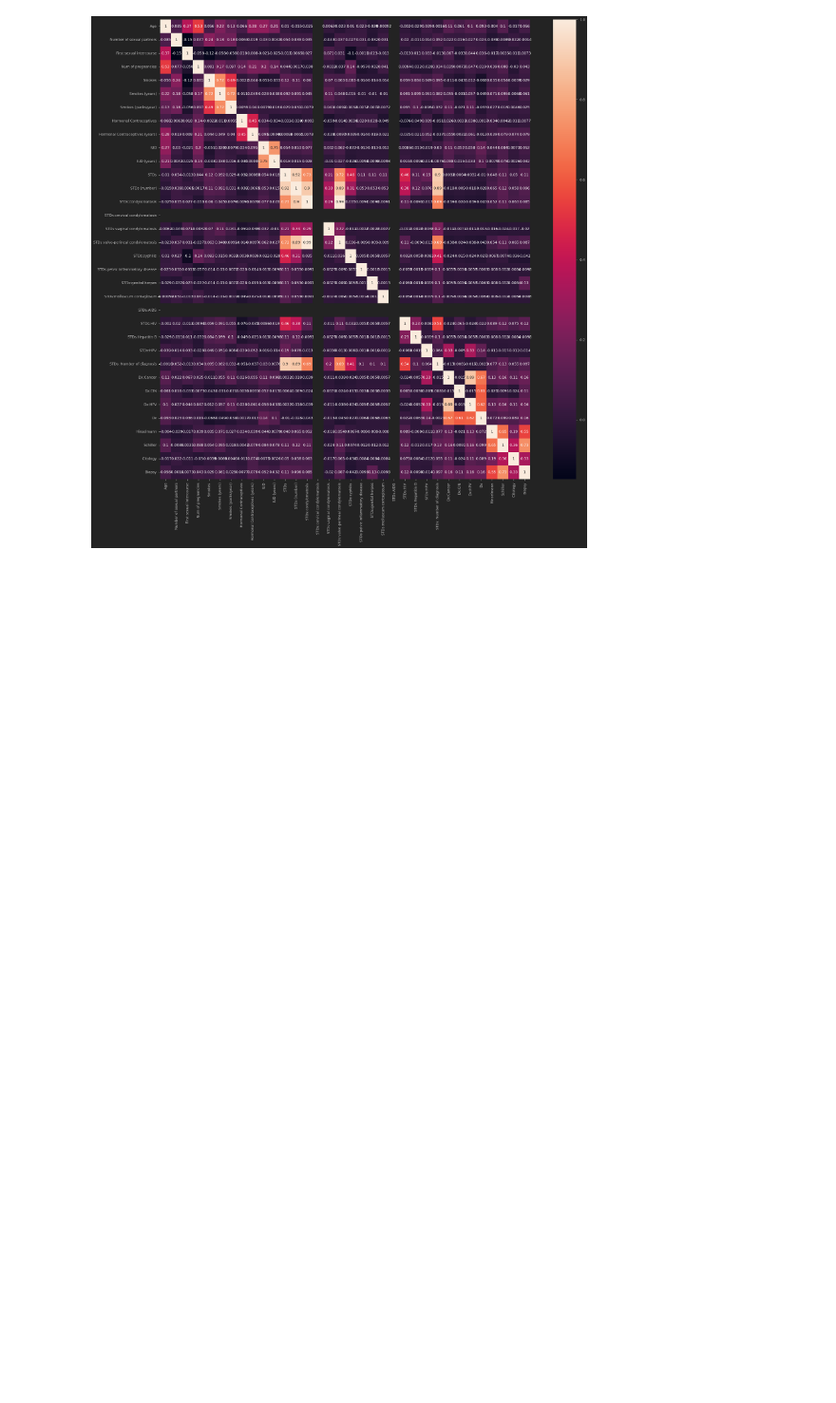
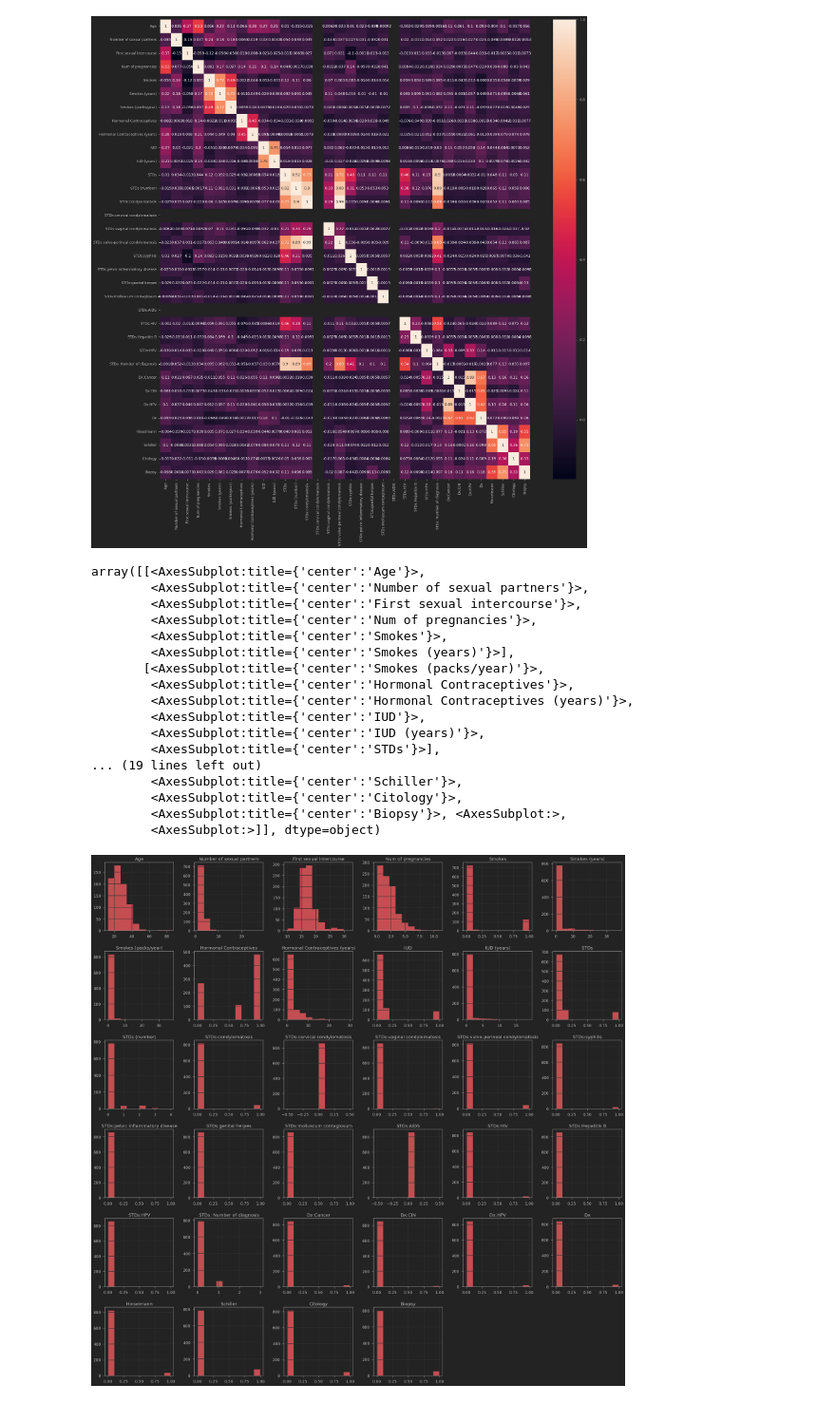
Before and after one commit to mitzu-93/cervical-cancer, a Jupyter notebook: 05122022_Cervical_Cancer_Classification.ipynb, the cells around one changed output. Shown at 95% size. Cells and saved outputs as stored; diff of their text form; code cells hidden in the pictures; blank space fills up the shorter version.

Commit message:
added visualisations, and applied machine learning prediction

```diff
--- a/05122022_Cervical_Cancer_Classification.ipynb
+++ b/05122022_Cervical_Cancer_Classification.ipynb
@@ -243,3 +243,24 @@ sns.heatmap(corr, annot=True)
 plt.show()
 # %% [output]
 [figure]
+# %%
+cancer_df.hist(bins=10, figsize=(30, 30), color='r')
+# %% [output]
+array([[<AxesSubplot:title={'center':'Age'}>,
+        <AxesSubplot:title={'center':'Number of sexual partners'}>,
+        <AxesSubplot:title={'center':'First sexual intercourse'}>,
+        <AxesSubplot:title={'center':'Num of pregnancies'}>,
+        <AxesSubplot:title={'center':'Smokes'}>,
+        <AxesSubplot:title={'center':'Smokes (years)'}>],
+       [<AxesSubplot:title={'center':'Smokes (packs/year)'}>,
+        <AxesSubplot:title={'center':'Hormonal Contraceptives'}>,
+        <AxesSubplot:title={'center':'Hormonal Contraceptives (years)'}>,
+        <AxesSubplot:title={'center':'IUD'}>,
+        <AxesSubplot:title={'center':'IUD (years)'}>,
+        <AxesSubplot:title={'center':'STDs'}>],
+... (19 lines left out)
+        <AxesSubplot:title={'center':'Schiller'}>,
+        <AxesSubplot:title={'center':'Citology'}>,
+        <AxesSubplot:title={'center':'Biopsy'}>, <AxesSubplot:>,
+        <AxesSubplot:>]], dtype=object)
+[figure, added]
```
Also changed, not shown: parts of 13 cells of this notebook.
